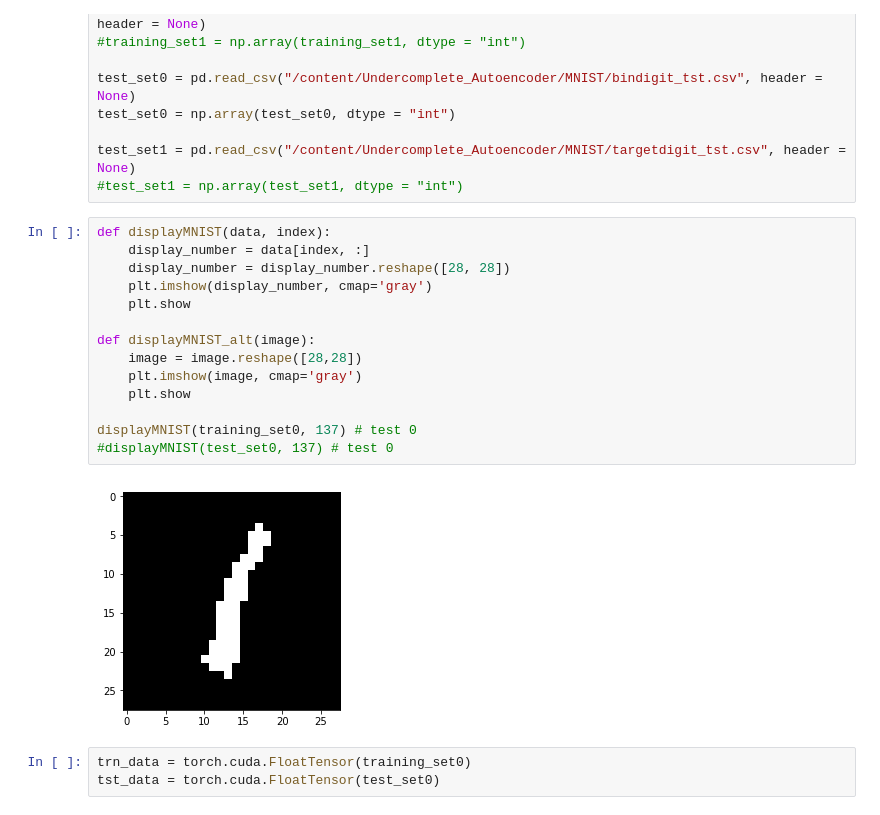
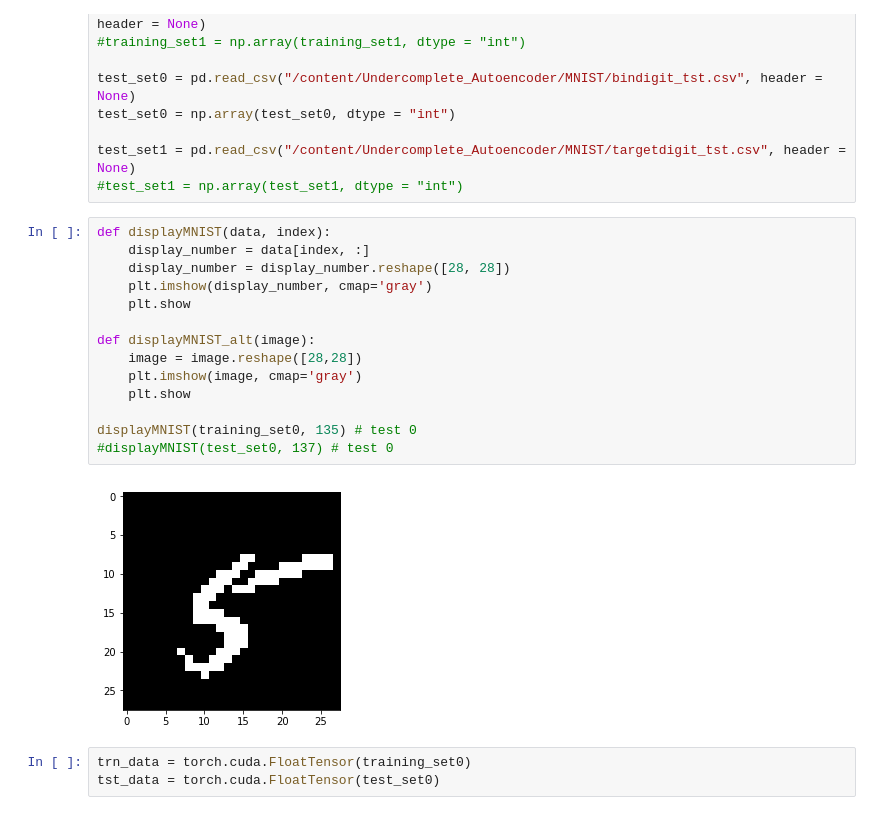
Before and after one commit to NicoEssi/Generative_Models, a Jupyter notebook: Undercomplete_Autoencoder.ipynb, the cells around one changed output. Drawn from its saved outputs; the diff is of its cells as text.

```diff
--- a/Undercomplete_Autoencoder.ipynb
+++ b/Undercomplete_Autoencoder.ipynb
@@ -32,19 +27,19 @@ test_set1 = pd.read_csv("/content/Undercomplete_Autoencoder/MNIST/targetdigit_ts
 # %%
 def displayMNIST(data, index):
     display_number = data[index, :]
     display_number = display_number.reshape([28, 28])
     plt.imshow(display_number, cmap='gray')
     plt.show
 
 def displayMNIST_alt(image):
     image = image.reshape([28,28])
     plt.imshow(image, cmap='gray')
     plt.show
 
-displayMNIST(training_set0, 137) # test 0
+displayMNIST(training_set0, 135) # test 0
 #displayMNIST(test_set0, 137) # test 0
 # %% [output]
-[figure, old version]
+[figure, new version]
 # %%
 trn_data = torch.cuda.FloatTensor(training_set0)
 tst_data = torch.cuda.FloatTensor(test_set0)
```
Also changed, not shown: parts of 15 cells of this notebook.
